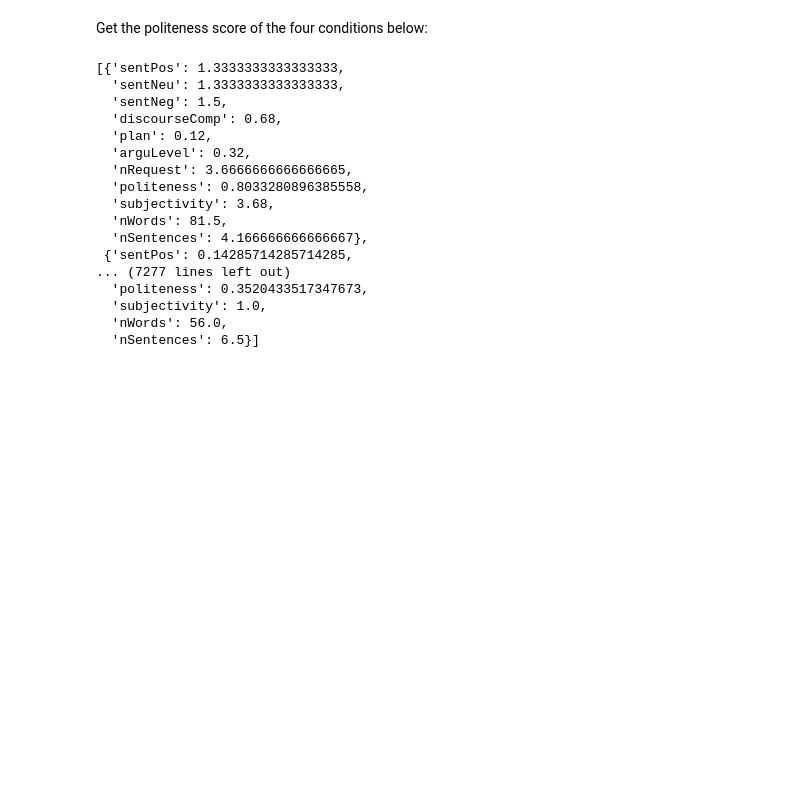
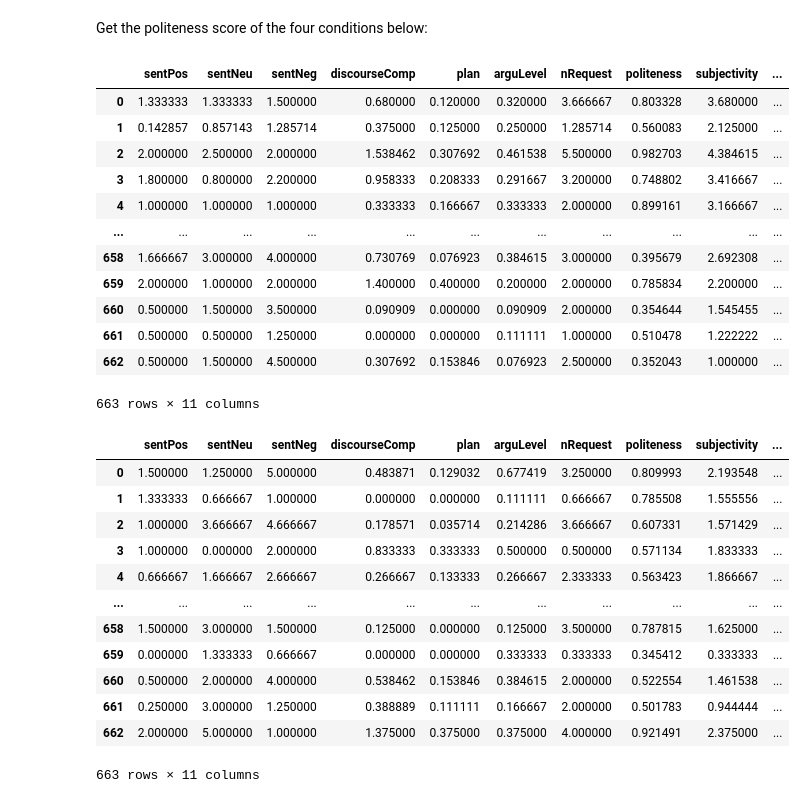
Before and after one commit to epfl-ada/ada-2020-project-milestone-p3-p3_tfpandas, a Jupyter notebook: extension.ipynb, the cells around one changed output. Cells and saved outputs as stored; diff of their text form; code cells hidden in the pictures; blank space fills up the shorter version.

```diff
--- a/extension.ipynb
+++ b/extension.ipynb
@@ -130,33 +131,45 @@ def process_data(data, betrayal, betrayer):
 Get the politeness score of the four conditions below:
 # %%
 # for the games end up betrayal, get politeness score for each betrayer
-betray_er = process_data(data, True, True)
+betray_er = pd.DataFrame(process_data(data, True, True))
 
 # for the games end up betrayal, get politeness score for each victim
-betray_vi = process_data(data, True, False)
+betray_vi = pd.DataFrame(process_data(data, True, False))
 
 # for the games not end up betrayal, get politeness score for each potential betrayer
-control_er = process_data(data, False, True)
+control_er = pd.DataFrame(process_data(data, False, True))
 
 # for the games not end up betrayal, get politeness score for each potential victim
-control_vi = process_data(data, False, False)
+control_vi = pd.DataFrame(process_data(data, False, False))
 # %%
 betray_er
 # %% [output]
+|  | sentPos | sentNeu | sentNeg | discourseComp | plan | arguLevel | nRequest | politeness | subjectivity | ... |
+| 0 | 1.333333 | 1.333333 | 1.500000 | 0.680000 | 0.120000 | 0.320000 | 3.666667 | 0.803328 | 3.680000 | ... |
+| 1 | 0.142857 | 0.857143 | 1.285714 | 0.375000 | 0.125000 | 0.250000 | 1.285714 | 0.560083 | 2.125000 | ... |
+| 2 | 2.000000 | 2.500000 | 2.000000 | 1.538462 | 0.307692 | 0.461538 | 5.500000 | 0.982703 | 4.384615 | ... |
+| 3 | 1.800000 | 0.800000 | 2.200000 | 0.958333 | 0.208333 | 0.291667 | 3.200000 | 0.748802 | 3.416667 | ... |
+| 4 | 1.000000 | 1.000000 | 1.000000 | 0.333333 | 0.166667 | 0.333333 | 2.000000 | 0.899161 | 3.166667 | ... |
+| ... | ... | ... | ... | ... | ... | ... | ... | ... | ... | ... |
+| 658 | 1.666667 | 3.000000 | 4.000000 | 0.730769 | 0.076923 | 0.384615 | 3.000000 | 0.395679 | 2.692308 | ... |
+| 659 | 2.000000 | 1.000000 | 2.000000 | 1.400000 | 0.400000 | 0.200000 | 2.000000 | 0.785834 | 2.200000 | ... |
+| 660 | 0.500000 | 1.500000 | 3.500000 | 0.090909 | 0.000000 | 0.090909 | 2.000000 | 0.354644 | 1.545455 | ... |
+| 661 | 0.500000 | 0.500000 | 1.250000 | 0.000000 | 0.000000 | 0.111111 | 1.000000 | 0.510478 | 1.222222 | ... |
+| 662 | 0.500000 | 1.500000 | 4.500000 | 0.307692 | 0.153846 | 0.076923 | 2.500000 | 0.352043 | 1.000000 | ... |
-[{'sentPos': 1.3333333333333333,
-  'sentNeu': 1.3333333333333333,
-  'sentNeg': 1.5,
-  'discourseComp': 0.68,
-  'plan': 0.12,
-  'arguLevel': 0.32,
-  'nRequest': 3.6666666666666665,
-  'politeness': 0.8033280896385558,
-  'subjectivity': 3.68,
-  'nWords': 81.5,
-  'nSentences': 4.166666666666667},
- {'sentPos': 0.14285714285714285,
-... (7277 lines left out)
-  'politeness': 0.3520433517347673,
-  'subjectivity': 1.0,
-  'nWords': 56.0,
-  'nSentences': 6.5}]
+663 rows × 11 columns
+# %%
+betray_vi
+# %% [output]
+|  | sentPos | sentNeu | sentNeg | discourseComp | plan | arguLevel | nRequest | politeness | subjectivity | ... |
+| 0 | 1.500000 | 1.250000 | 5.000000 | 0.483871 | 0.129032 | 0.677419 | 3.250000 | 0.809993 | 2.193548 | ... |
+| 1 | 1.333333 | 0.666667 | 1.000000 | 0.000000 | 0.000000 | 0.111111 | 0.666667 | 0.785508 | 1.555556 | ... |
+| 2 | 1.000000 | 3.666667 | 4.666667 | 0.178571 | 0.035714 | 0.214286 | 3.666667 | 0.607331 | 1.571429 | ... |
+| 3 | 1.000000 | 0.000000 | 2.000000 | 0.833333 | 0.333333 | 0.500000 | 0.500000 | 0.571134 | 1.833333 | ... |
+| 4 | 0.666667 | 1.666667 | 2.666667 | 0.266667 | 0.133333 | 0.266667 | 2.333333 | 0.563423 | 1.866667 | ... |
+| ... | ... | ... | ... | ... | ... | ... | ... | ... | ... | ... |
+| 658 | 1.500000 | 3.000000 | 1.500000 | 0.125000 | 0.000000 | 0.125000 | 3.500000 | 0.787815 | 1.625000 | ... |
+| 659 | 0.000000 | 1.333333 | 0.666667 | 0.000000 | 0.000000 | 0.333333 | 0.333333 | 0.345412 | 0.333333 | ... |
+| 660 | 0.500000 | 2.000000 | 4.000000 | 0.538462 | 0.153846 | 0.384615 | 2.000000 | 0.522554 | 1.461538 | ... |
+| 661 | 0.250000 | 3.000000 | 1.250000 | 0.388889 | 0.111111 | 0.166667 | 2.000000 | 0.501783 | 0.944444 | ... |
+| 662 | 2.000000 | 5.000000 | 1.000000 | 1.375000 | 0.375000 | 0.375000 | 4.000000 | 0.921491 | 2.375000 | ... |
+663 rows × 11 columns
```
Also changed, not shown: parts of 3 cells of this notebook.
